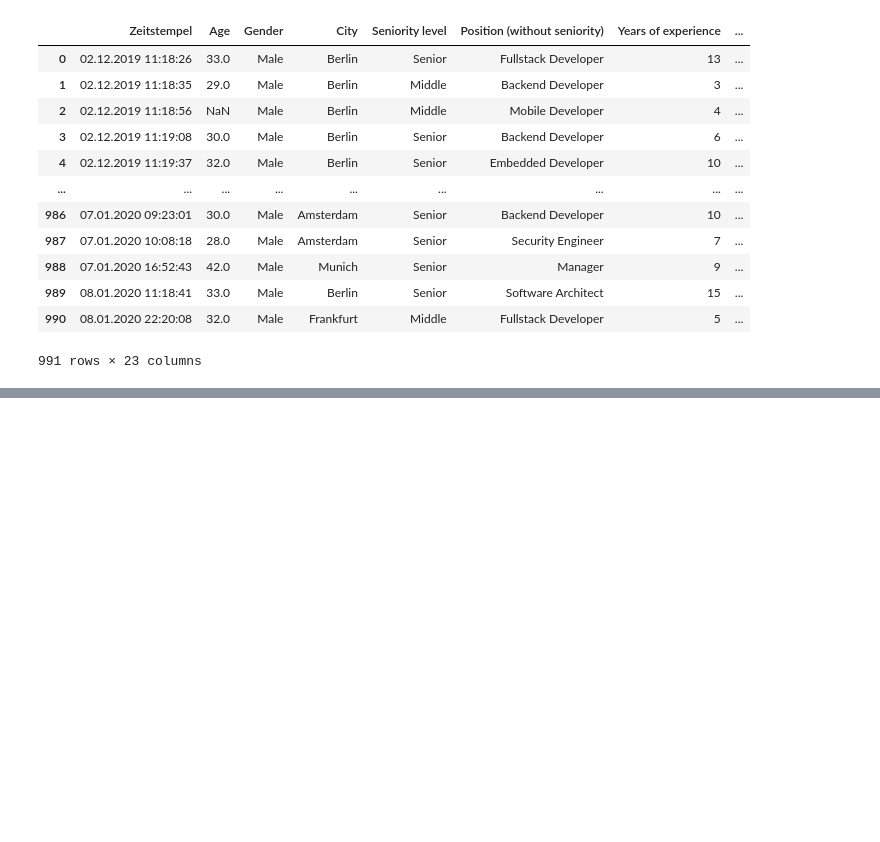
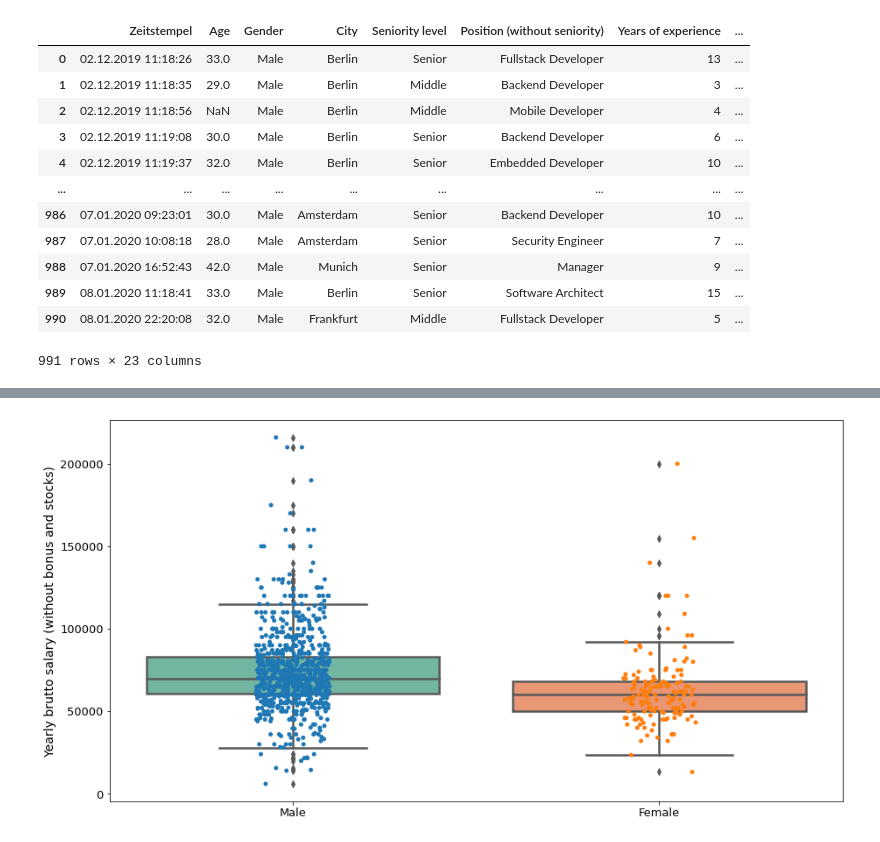
Before and after one commit to Nelly254/IT-Salary-Survey-EU-2019, a Jupyter notebook: IT EU SALARY SURVEY ANALYSIS.ipynb, the cells around one changed output, grey strips where cells are left out. Saved outputs shown, nothing was run; the diff lists cells and outputs as text; code cells hidden in the pictures; blank space fills up the shorter version.

```diff
--- a/IT EU SALARY SURVEY ANALYSIS.ipynb
+++ b/IT EU SALARY SURVEY ANALYSIS.ipynb
@@ -45,0 +126,14 @@ df
+# %%
+salary = 'Yearly brutto salary (without bonus and stocks)'
+
+plt.figure(figsize=(15,8))
+ax = sns.boxplot(x='Gender',y=salary,data=df,palette='Set2',linewidth=2.5)
+ax = sns.stripplot(x='Gender',y=salary,data=df)
+
+plt.xticks(fontsize=13)
+plt.xlabel("")
+plt.yticks(fontsize=13)
+plt.ylabel(salary,fontsize=14)
+plt.show()
+# %% [output]
+[figure, added]
```
Also changed, not shown: parts of 16 cells of this notebook.
